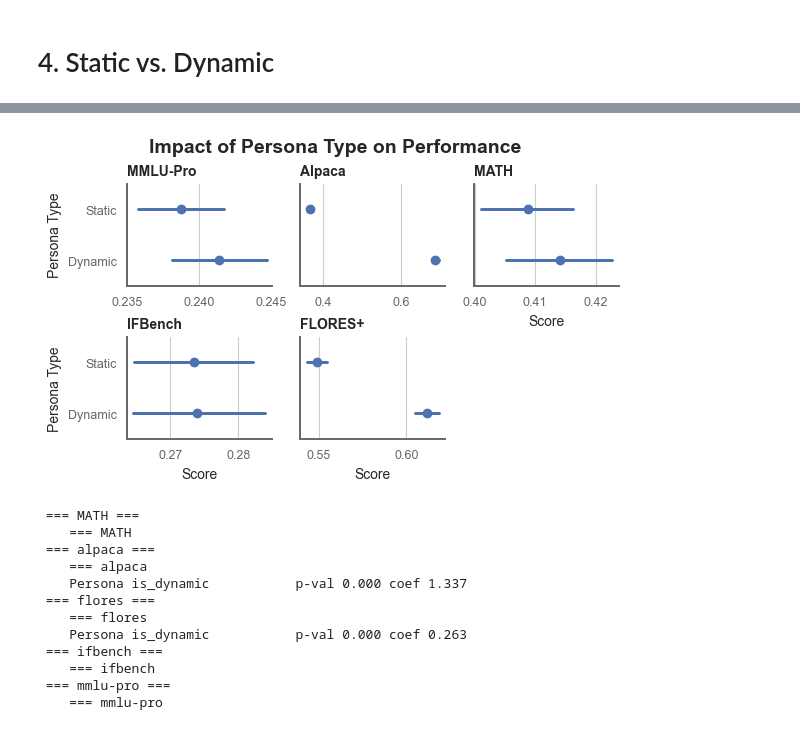
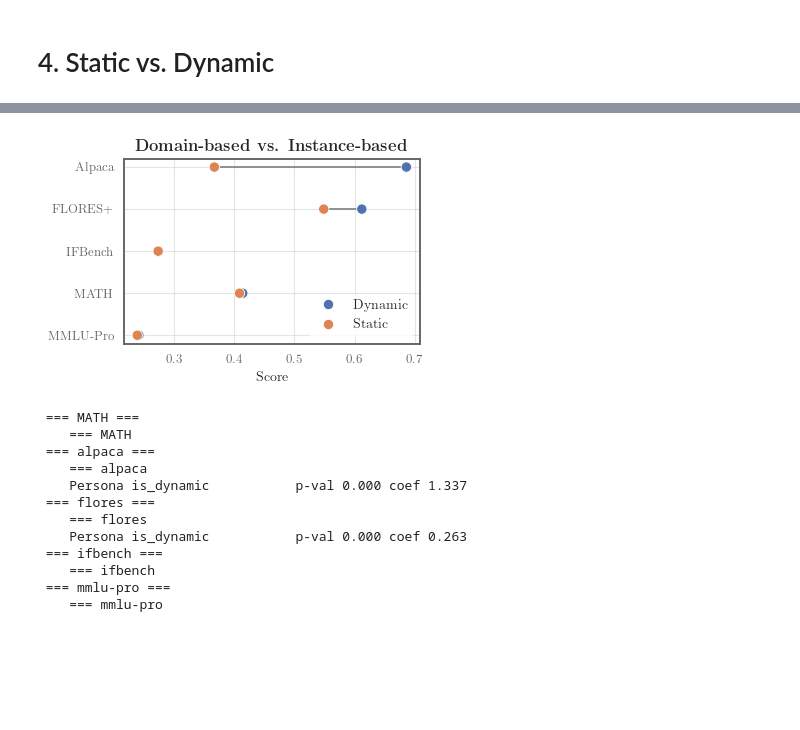
Before and after one commit to nicomu99/master-thesis, a Jupyter notebook: dataset_overview.ipynb, the cells around one changed output, grey strips where cells are left out. Cells and saved outputs as stored; diff of their text form; code cells hidden in the pictures; blank space fills up the shorter version.

```diff
--- a/dataset_overview.ipynb
+++ b/dataset_overview.ipynb
@@ -468,5 +537,5 @@ category_df: pd.DataFrame = pd.concat(parts, ignore_index=True)
 category_df = category_df.sort_values("Persona", key=lambda s: s.map(_order_map))
 category_df = category_df[category_df["Persona"] != "helpful"]
 # %%
-for dataset, sub_df in category_df.groupby("Dataset"):
-    sns.catplot(sub_df, col="category", y="Persona", kind="bar", x="gain", orient="h", sharex=False, height=3, col_wrap=3)
+# for dataset, sub_df in category_df.groupby("Dataset"):
+#     sns.catplot(sub_df, col="category", y="Persona", kind="bar", x="gain", orient="h", sharex=False, height=3, col_wrap=3)
@@ -731,7 +816,7 @@ combined
 - MATH and mmlu-pro seem most intuitive, though mmlu-pro does not have a statistically significant impact
 - very little strictly monotonic cases
 # %%
-facet_kw = {"sharey": False}
-d_cat_df = length_df.dropna()
-for dataset, group_df in d_cat_df.groupby("Dataset"):
-    sns.relplot(group_df, x="Persona Length", y="Score", hue="Mode", col="category", kind="line", facet_kws=facet_kw, height=3, col_wrap=3)
+# facet_kw = {"sharey": False}
+# d_cat_df = length_df.dropna()
+# for dataset, group_df in d_cat_df.groupby("Dataset"):
+#     sns.relplot(group_df, x="Persona Length", y="Score", hue="Mode", col="category", kind="line", facet_kws=facet_kw, height=3, col_wrap=3)
@@ -848,7 +966,7 @@ print_sig(dataset_teacher_results, "dataset")
  === mmlu-pro ===
     === mmlu-pro
 # %%
-facet_kw = {"sharey": False}
-t_cat_df = teacher_df.dropna()
-for dataset, group_df in t_cat_df.groupby("Dataset"):
-    sns.relplot(group_df, x="Audience Level", y="Score", col="category", kind="line", facet_kws=facet_kw, height=3, col_wrap=3)
+# facet_kw = {"sharey": False}
+# t_cat_df = teacher_df.dropna()
+# for dataset, group_df in t_cat_df.groupby("Dataset"):
+#     sns.relplot(group_df, x="Audience Level", y="Score", col="category", kind="line", facet_kws=facet_kw, height=3, col_wrap=3)
@@ -888,36 +1051,70 @@ dynamic_df["Persona Type"] = dynamic_df["Persona Type"].replace({0: "Static", 1:
 # %%
-FIG_HEIGHT = 3.5
+FIG_HEIGHT = 2.5
 
-n_cols = 3
-aspect = FULL_WIDTH / (FIG_HEIGHT * n_cols)
-
-g = sns.catplot(
-    dynamic_df, col="Dataset", x="Score", y="Persona Type", kind="point", orient="h", col_wrap=n_cols, sharex=False, height=FIG_HEIGHT, linestyle="none"
+# Aggregate repeated observations first
+plot_df = (
+    dynamic_df
+    .groupby(["Dataset", "Persona Type"], as_index=False)["Score"]
+    .mean()
 )
 
-g.figure.suptitle("Impact of Persona Type on Performance")
+dataset_order = plot_df["Dataset"].drop_duplicates().tolist()
+persona_order = plot_df["Persona Type"].drop_duplicates().tolist()
 
-g.set_titles("{col_name}")
+fig, ax = plt.subplots(figsize=(4.0, FIG_HEIGHT))
 
-g.figure.subplots_adjust(
-    left=0.14,
-    right=0.99,
-    top=0.85,
-    bottom=0.12,
-    wspace=0.20,
-    hspace=0.50
+y_positions = {
+    dataset: position
+    for position, dataset in enumerate(dataset_order)
+}
+
+# Draw one connecting line per dataset
+for dataset, group in plot_df.groupby("Dataset", sort=False):
+    group = (
+        group
+        .set_index("Persona Type")
+        .reindex(persona_order)
+        .dropna(subset=["Score"])
+    )
+
+    if len(group) >= 2:
+        ax.plot(
+            group["Score"],
+            [y_positions[dataset]] * len(group),
+            color="0.5",       # neutral gray
+            linewidth=1.2,
+            zorder=1,
+        )
+
+# Draw dots on top
+sns.scatterplot(
+    data=plot_df,
+    x="Score",
+    y="Dataset",
+    hue="Persona Type",
+    hue_order=persona_order,
+    s=55,
+    zorder=2,
+    ax=ax,
 )
 
-ax = g.axes.flat[0]
+ax.set_title(r"\textbf{Domain-based vs. Instance-based}")
+ax.set_xlabel("Score")
+ax.set_ylabel("")
+ax.legend(title=None)
 
-ax.set_xlim([0.235, 0.245])
-# ax.xaxis.set_major_locator(MultipleLocator(0.005))
-# ax.xaxis.set_major_formatter(FormatStrFormatter("%.2f"))
+fig.subplots_adjust(
+    left=0.24,
+    right=0.98,
+    top=0.90,
+    bottom=0.16,
+)
 
-g.figure.set_size_inches(FULL_WIDTH, FIG_HEIGHT)
-g.figure.savefig(plot_path / "4_0_datasets.pdf")
+fig.savefig(
+    plot_path / "4_0_datasets.pdf"
+)
 # %% [output]
-[figure, old version]
+[figure, new version]
 # %%
 dataset_dynamic_results = tests_dynamic_df[tests_dynamic_df["category"].isna()]
 print_sig(dataset_dynamic_results, "dataset")
```
Also changed, not shown: parts of 30 cells of this notebook, 32 other files.
